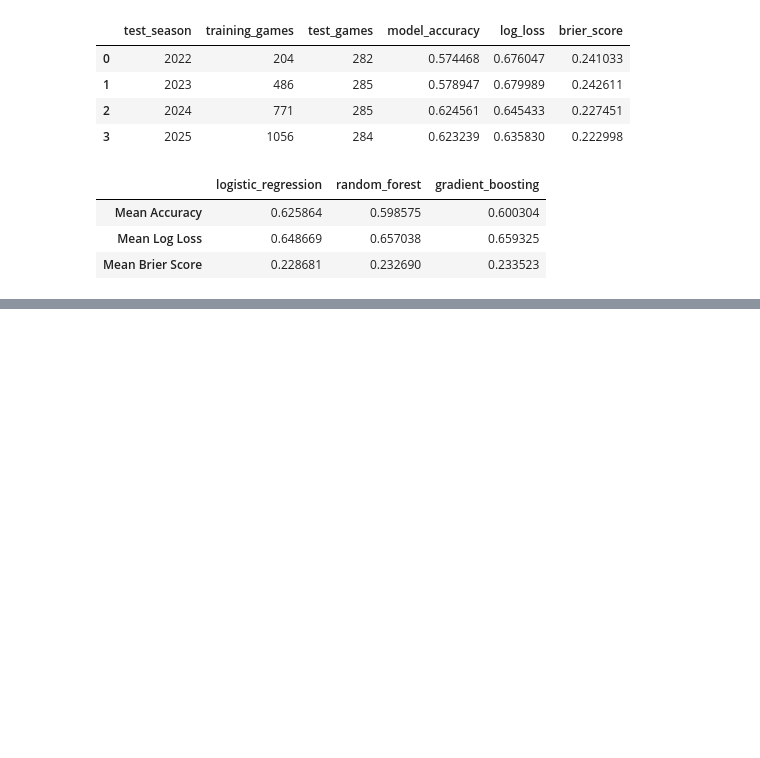
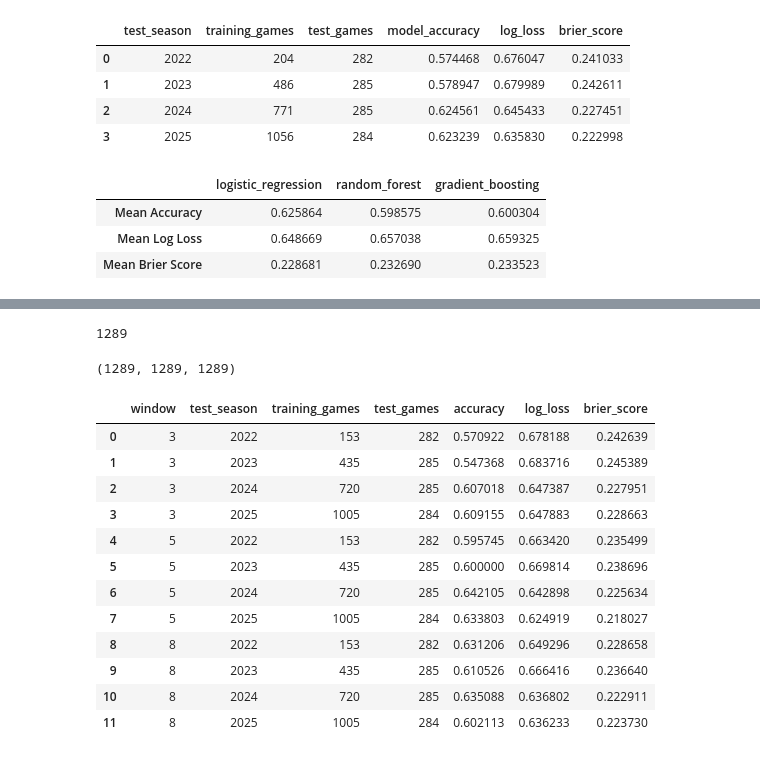
Before and after one commit to GarnetFisherman/nfl-game-prediction, a Jupyter notebook: notebooks/01_explore_nfl_data.ipynb, the cells around one changed output, grey strips where cells are left out. Saved outputs shown, nothing was run; the diff lists cells and outputs as text; code cells hidden in the pictures; blank space fills up the shorter version.

Commit message:
Add rolling window model comparison

```diff
--- a/notebooks/01_explore_nfl_data.ipynb
+++ b/notebooks/01_explore_nfl_data.ipynb
@@ -2307,0 +2677,26 @@ three_model_summary
+# %%
+common_game_ids = (
+    set(model_3.dropna(subset=window_features)["game_id"])
+    & set(model_5.dropna(subset=window_features)["game_id"])
+    & set(model_8.dropna(subset=window_features)["game_id"])
+)
+
+len(common_game_ids)
+# %% [output]
+1289
+# %%
+model_3_common = model_3[
+    model_3["game_id"].isin(common_game_ids)
+].copy()
+
+model_5_common = model_5[
+    model_5["game_id"].isin(common_game_ids)
+].copy()
+
+model_8_common = model_8[
+    model_8["game_id"].isin(common_game_ids)
+].copy()
+# %%
+model_3_common.shape[0], model_5_common.shape[0], model_8_common.shape[0]
+# %% [output]
+(1289, 1289, 1289)
@@ -2307,0 +2755,46 @@ three_model_summary
+# %%
+results_3 = evaluate_window(
+    model_3_common,
+    3,
+    window_features,
+    test_seasons
+)
+
+results_5 = evaluate_window(
+    model_5_common,
+    5,
+    window_features,
+    test_seasons
+)
+
+results_8 = evaluate_window(
+    model_8_common,
+    8,
+    window_features,
+    test_seasons
+)
+# %%
+window_results = pd.concat(
+    [
+        results_3,
+        results_5,
+        results_8
+    ],
+    ignore_index=True
+)
+# %%
+window_results
+# %% [output]
+|  | window | test_season | training_games | test_games | accuracy | log_loss | brier_score |
+| 0 | 3 | 2022 | 153 | 282 | 0.570922 | 0.678188 | 0.242639 |
+| 1 | 3 | 2023 | 435 | 285 | 0.547368 | 0.683716 | 0.245389 |
+| 2 | 3 | 2024 | 720 | 285 | 0.607018 | 0.647387 | 0.227951 |
+| 3 | 3 | 2025 | 1005 | 284 | 0.609155 | 0.647883 | 0.228663 |
+| 4 | 5 | 2022 | 153 | 282 | 0.595745 | 0.663420 | 0.235499 |
+| 5 | 5 | 2023 | 435 | 285 | 0.600000 | 0.669814 | 0.238696 |
+| 6 | 5 | 2024 | 720 | 285 | 0.642105 | 0.642898 | 0.225634 |
+| 7 | 5 | 2025 | 1005 | 284 | 0.633803 | 0.624919 | 0.218027 |
+| 8 | 8 | 2022 | 153 | 282 | 0.631206 | 0.649296 | 0.228658 |
+| 9 | 8 | 2023 | 435 | 285 | 0.610526 | 0.666416 | 0.236640 |
+| 10 | 8 | 2024 | 720 | 285 | 0.635088 | 0.636802 | 0.222911 |
+| 11 | 8 | 2025 | 1005 | 284 | 0.602113 | 0.636233 | 0.223730 |
```
Also changed, not shown: parts of 23 cells of this notebook.
